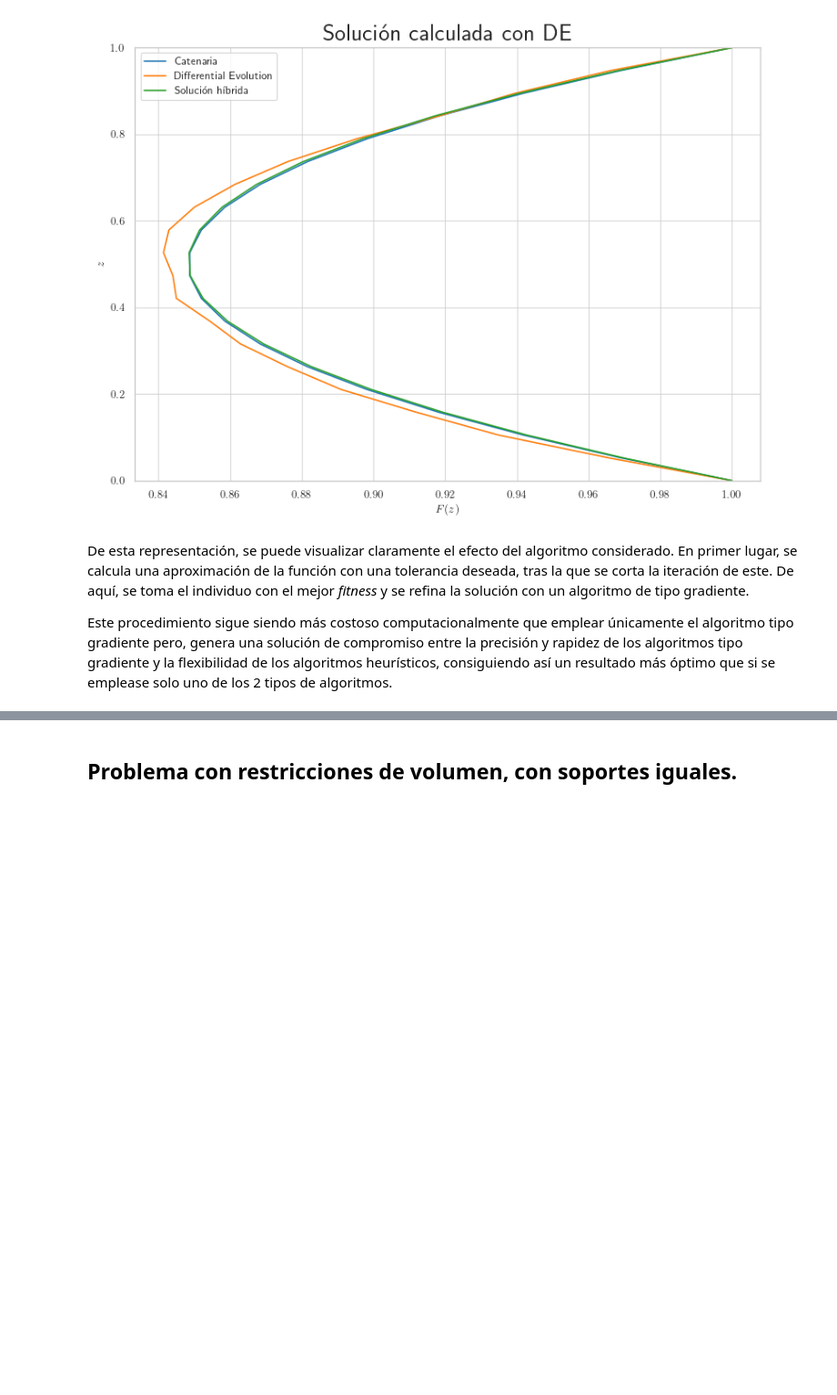
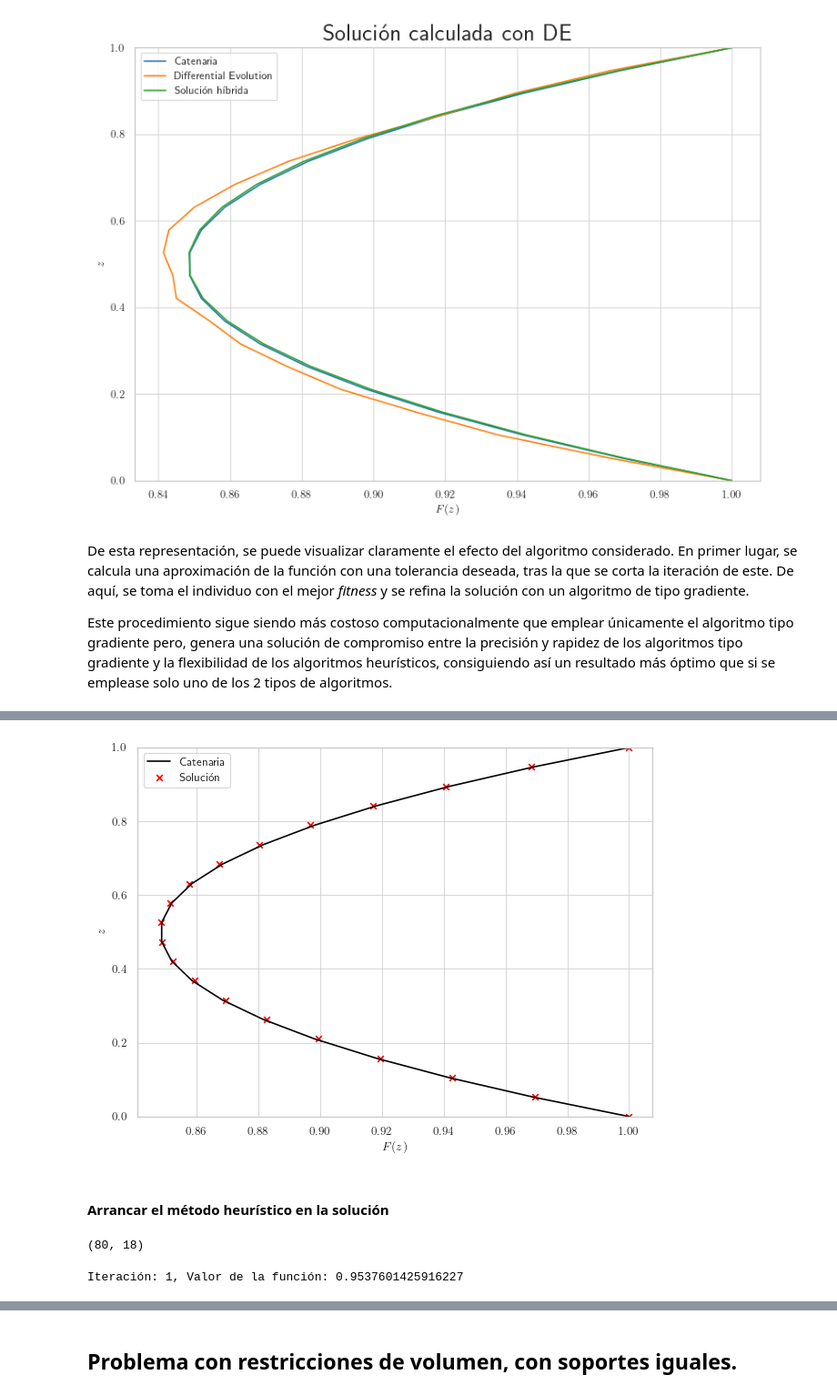
Before and after one commit to ismaellopezgallo/Trabajo-Optimizaci-n, a Jupyter notebook: trabajo_pompa.ipynb, the cells around one changed output, grey strips where cells are left out. Shown at 91% size. Saved outputs shown, nothing was run; the diff lists cells and outputs as text; code cells hidden in the pictures; blank space fills up the shorter version.

```diff
--- a/trabajo_pompa.ipynb
+++ b/trabajo_pompa.ipynb
@@ -2553,0 +2606,32 @@ Este procedimiento sigue siendo más costoso computacionalmente que emplear úni
+# %%
+n = 20
+F_init = np.empty(n-2)
+F_init.fill(F_0)
+# %%
+eps = 0 # soportes iguales
+def params_catenaria(params, eps=eps):
+    a, k = params
+    eq1 = F0 - a * np.cosh(k / a)
+    eq2 = F1 - a * np.cosh( (1 + k) / a)
+    return [eq1, eq2]
+
+initial_guess = [1.0, 0.0]
+
+a_sol, k_sol = fsolve(params_catenaria, initial_guess)
+
+z = np.linspace(0, 1, n)
+
+def catenaria(z):
+    return a_sol * np.cosh((z + k_sol) / a_sol)
+
+F_cat = catenaria(z)
+# %%
+F_init = F_cat[1:-1]
+
+sol_grad = minimize(area_func, F_init, method='SLSQP', tol=1e-16)
+F_sol = np.concatenate(([F0], sol_grad.x, [F1]))
+error_grad = np.linalg.norm(F_sol - F_cat)/np.linalg.norm(F_cat)
+print(sol_grad)
+print('Iter:', sol_grad.nit)
+print('Norma gradiente: ', np.linalg.norm(sol_grad.jac))
+print('Error con el método de gradiente: ', error_grad*100)
@@ -2553,0 +2651,15 @@ Este procedimiento sigue siendo más costoso computacionalmente que emplear úni
+# %%
+plt.figure()
+plt.plot(F_cat, z, label='Catenaria', color='black')
+plt.scatter(F_sol, z, label='Solución', marker='x', color='red')
+plt.legend()
+plt.ylim(0, 1)
+plt.xlabel('$F(z)$')
+plt.ylabel('$z$')
+plt.tight_layout()
+plt.savefig('Figuras/sol_F0_especial.pdf', format='pdf')
+plt.show()
+# %% [output]
+[figure, added]
+# %% [markdown]
+#### Arrancar el método heurístico en la solución
@@ -2553,0 +2696,22 @@ Este procedimiento sigue siendo más costoso computacionalmente que emplear úni
+# %%
+init_pop = np.tile(F_cat[1:-1], (4*n, 1))
+# init_pop = np.full((4*n, n-2), F_0)
+init_pop.shape
+# %% [output]
+(80, 18)
+# %%
+sol_hib = differential_evolution(
+    area_func,
+    bounds=bounds,
+    maxiter=100000,
+    # popsize=4*n,
+    mutation=(0.5, 1),
+    recombination=0.7,
+    strategy='best1bin',
+    tol=1e-16,
+    callback=logger,
+    init=init_pop,
+    # polish = False
+)
+# %% [output]
+Iteración: 1, Valor de la función: 0.9537601425916227
```
Also changed, not shown: parts of 28 cells of this notebook, 7 other files.
